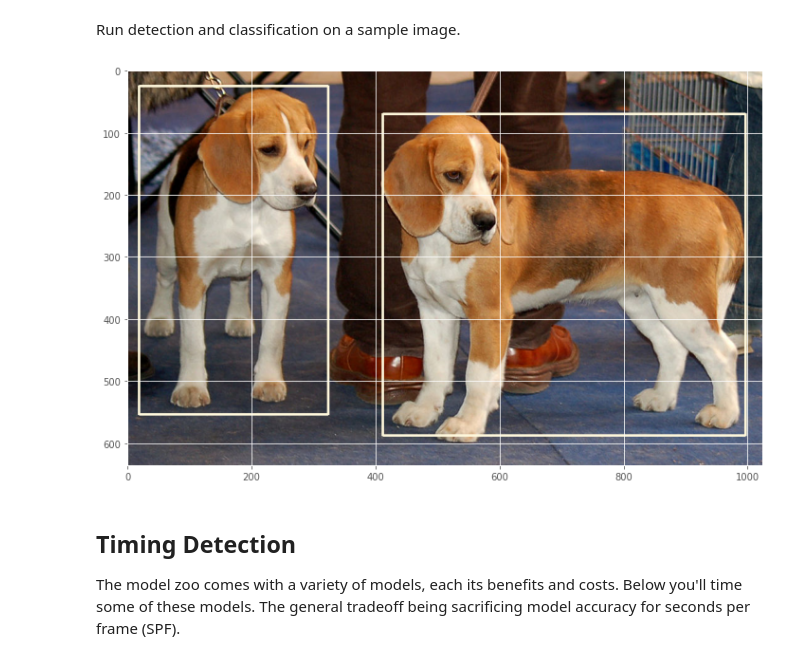
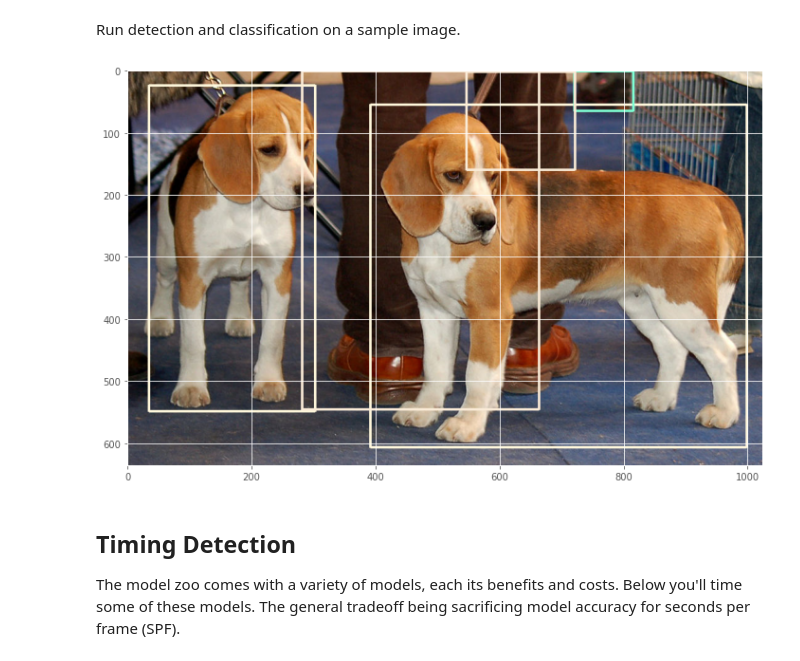
Before and after one commit to In-Progress-M-Russo/CarND-Object-Detection-Lab, a Jupyter notebook: CarND-Object-Detection-Lab.ipynb, the cells around one changed output. Saved outputs shown, nothing was run; the diff lists cells and outputs as text; code cells hidden in the pictures.

```diff
--- a/CarND-Object-Detection-Lab.ipynb
+++ b/CarND-Object-Detection-Lab.ipynb
@@ -307,10 +308,11 @@ We are providing the download links for the below noted files to ensure compatib
 Make sure to extract these files prior to continuing!
 # %%
 # Frozen inference graph files. NOTE: change the path to where you saved the models.
-# SSD_GRAPH_FILE = 'models/ssd_mobilenet_v1_coco_11_06_2017/frozen_inference_graph.pb'
-SSD_GRAPH_FILE = 'models/ssd_mobilenet_v1_coco_2018_01_28/frozen_inference_graph.pb'
-RFCN_GRAPH_FILE = 'models/rfcn_resnet101_coco_11_06_2017/frozen_inference_graph.pb'
-FASTER_RCNN_GRAPH_FILE = 'models/faster_rcnn_inception_resnet_v2_atrous_coco_11_06_2017/frozen_inference_graph.pb'
+GRAPH_FILE=[]
+
+GRAPH_FILE.append('models/ssd_mobilenet_v1_coco_2018_01_28/frozen_inference_graph.pb')
+GRAPH_FILE.append('models/rfcn_resnet101_coco_2018_01_28/frozen_inference_graph.pb')
+GRAPH_FILE.append('models/faster_rcnn_inception_resnet_v2_atrous_coco_2018_01_28/frozen_inference_graph.pb')
 # %% [markdown]
 Below are utility functions. The main purpose of these is to draw the bounding boxes back onto the original image.
 # %%
@@ -375,9 +377,11 @@ Number of colors = 148
 # %% [markdown]
 Below we load the graph and extract the relevant tensors using [`get_tensor_by_name`](https://www.tensorflow.org/api_docs/python/tf/Graph#get_tensor_by_name). These tensors reflect the input and outputs of the graph, or least the ones we care about for detecting objects.
 # %%
-detection_graph = load_graph(SSD_GRAPH_FILE)
-# detection_graph = load_graph(RFCN_GRAPH_FILE)
-# detection_graph = load_graph(FASTER_RCNN_GRAPH_FILE)
+# Load Detection Graph:
+#  0: SSD Graph File
+#  1: RFCN Graph File
+#  2: Fast RCNN Graph File
+detection_graph = load_graph(GRAPH_FILE[2])
 
 # The input placeholder for the image.
 # `get_tensor_by_name` returns the Tensor with the associated name in the Graph.
@@ -396,35 +400,35 @@ detection_classes = detection_graph.get_tensor_by_name('detection_classes:0')
 Run detection and classification on a sample image.
 # %%
 # Load a sample image.
-image = Image.open('./assets/sample1.jpg')
+image = Image.open('./ref_images/sample1.jpg')
 image_np = np.expand_dims(np.asarray(image, dtype=np.uint8), 0)
 
 with tf.Session(graph=detection_graph) as sess:
     # Actual detection.
     (boxes, scores, classes) = sess.run([detection_boxes, detection_scores, detection_classes],
                                         feed_dict={image_tensor: image_np})
 
     # Remove unnecessary dimensions
     boxes = np.squeeze(boxes)
     scores = np.squeeze(scores)
     classes = np.squeeze(classes)
 
     confidence_cutoff = 0.8
     # Filter boxes with a confidence score less than `confidence_cutoff`
     boxes, scores, classes = filter_boxes(confidence_cutoff, boxes, scores, classes)
 
     # The current box coordinates are normalized to a range between 0 and 1.
     # This converts the coordinates actual location on the image.
     width, height = image.size
     box_coords = to_image_coords(boxes, height, width)
 
     # Each class with be represented by a differently colored box
     draw_boxes(image, box_coords, classes)
 
     plt.figure(figsize=(12, 8))
     plt.imshow(image)
 # %% [output]
-[figure, old version]
+[figure, new version]
 # %% [markdown]
 ## Timing Detection
 
```
Also changed, not shown: parts of 16 cells of this notebook, 2 other files.
